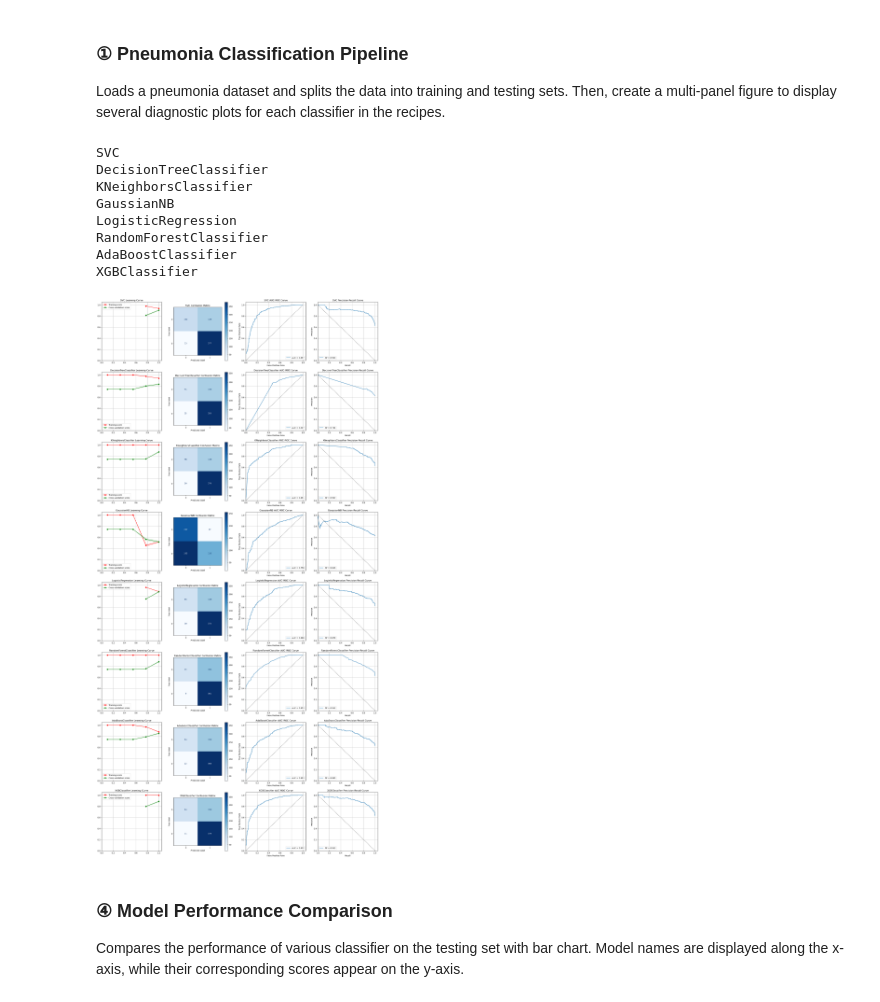
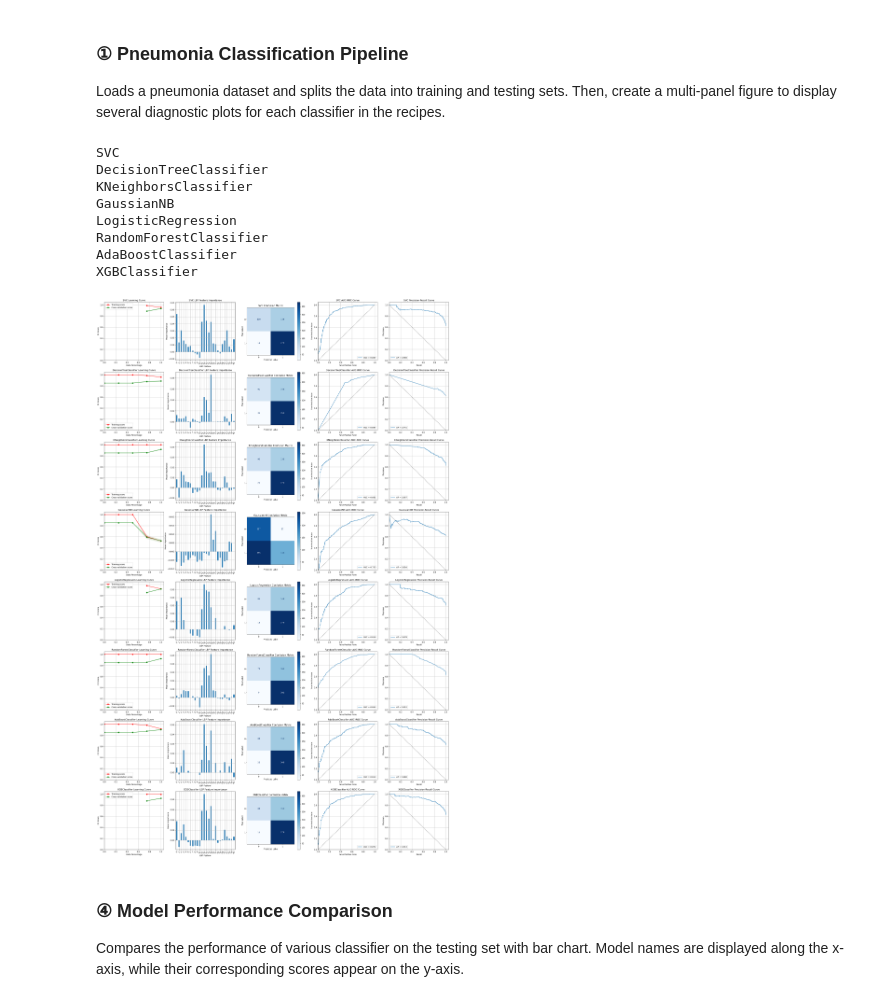
Before and after one commit to LuoZihYuan/Pneumonia-Detection, a Jupyter notebook: 2_traditional_model_tuning.ipynb, the cells around one changed output. Saved outputs shown, nothing was run; the diff lists cells and outputs as text; code cells hidden in the pictures.

Commit message:
:sparkles: feat(traditional_model): add feature importance analysis

```diff
--- a/2_traditional_model_tuning.ipynb
+++ b/2_traditional_model_tuning.ipynb
@@ -83,3 +91,25 @@ def plot_gridsearch_results(grid: GridSearchCV, estimator: ClassifierMixin, ax:
+# %%
+from sklearn.inspection import permutation_importance
+
+
+def plot_feature_importance(
+  estimator: ClassifierMixin, X_test: np.ndarray, y_test: np.ndarray, ax: Axes
+):
+  result = permutation_importance(
+    estimator, X_test, y_test, n_repeats=30, random_state=42, n_jobs=-1
+  )
+  pd.DataFrame(result.importances_mean).plot.bar(
+    y=0,
+    ylabel="Mean Importance",
+    use_index=True,
+    xlabel="LBP Feature",
+    rot=45,
+    align="center",
+    legend=False,
+    grid=True,
+    title=f"{type(estimator).__name__} LBP Feature Importance",
+    ax=ax,
+  )
 # %% [markdown]
 ### **③ Confusion Matrix**
 Presents the confusion matrix for the classifier, comparing the actual test labels with the predicted results. The varying shades of blue indicate the frequency of predictions, making it easy to identify areas where the model excels or needs improvement.
@@ -91,9 +121,10 @@ def plot_confusion_matrix(
   estimator: ClassifierMixin, y_test: np.ndarray, y_guess: np.ndarray, ax: Axes
 ):
   disp = ConfusionMatrixDisplay(confusion_matrix(y_test, y_guess))
-  disp.plot(ax=ax, cmap=plt.cm.Blues)
-  plot_title = f"{type(estimator).__name__} Confusion Matrix"
-  disp.ax_.set_title(plot_title)
+  disp.plot(cmap=plt.cm.Blues, ax=ax)
+  disp.ax_.set_title(f"{type(estimator).__name__} Confusion Matrix")
+  disp.ax_.set_xlabel("Predicted Label")
+  disp.ax_.set_ylabel("True Label")
 # %% [markdown]
 ### **③ AUC-ROC Curve**
 Displays the trade-off between the True Positive Rate (TPR) and the False Positive Rate (FPR) across different classification thresholds. The area under the ROC curve (AUC) quantifies the model's ability to distinguish between the classes (the closer the AUC is to 1, the better the performance). The gray dashed line represents a baseline where predictions are equivalent to random guessing.
@@ -184,24 +215,26 @@ def tune_hyperparameter(
   axes: np.ndarray,
 ) -> list:
   cv = StratifiedKFold(n_splits=KFOLD, shuffle=True, random_state=42)
+  f1_scorer = make_scorer(f1_score)
   grid_search = GridSearchCV(
     clf,
     grid,
-    scoring=make_scorer(f1_score),
+    scoring=f1_scorer,
     cv=cv,
-    # verbose=10  # Uncomment this line to log the triaining process.
+    # verbose=10,  # Uncomment this line to log the triaining process.
     n_jobs=-1,
     return_train_score=True,
   )
   with suppress_gridsearch_warnings():
     grid_search.fit(X_train, y_train)
     best_clf = grid_search.best_estimator_
-    plot_learning_curve(best_clf, X_train, y_train, axes[0])
     # plot_gridsearch_results(grid_search, best_clf, axes[1])
+    plot_learning_curve(best_clf, f1_scorer, X_train, y_train, axes[0])
+    plot_feature_importance(best_clf, X_test, y_test, axes[1])
     y_guess = best_clf.predict(X_test)
-    plot_confusion_matrix(best_clf, y_test, y_guess, axes[1])
-    plot_aucroc_curve(best_clf, X_test, y_test, ax=axes[2])
-    plot_prcrcl_curve(best_clf, X_test, y_test, ax=axes[3])
+    plot_confusion_matrix(best_clf, y_test, y_guess, axes[2])
+    plot_aucroc_curve(best_clf, X_test, y_test, ax=axes[3])
+    plot_prcrcl_curve(best_clf, X_test, y_test, ax=axes[4])
 
   return [
     f1_score(y_test, y_guess),
@@ -315,29 +348,29 @@ Loads a pneumonia dataset and splits the data into training and testing sets. Th
 # %%
 from _data import load_pneumonia
 
-fig, axs = plt.subplots(len(recipes), 4, figsize=(26, 6.5 * len(recipes)))
+fig, axs = plt.subplots(len(recipes), 5, figsize=(32.5, 6.5 * len(recipes)))
 train, test = load_pneumonia(
   include_raw=False, include_hog=False, include_lbp=True, pca_mode="none"
 )
 X_train, y_train = np.split(train, [-1], axis=1)
 X_test, y_test = np.split(test, [-1], axis=1)
 test_score = pd.DataFrame(columns=["F1", "Precision", "Recall"])
 for index, (clf, grid) in enumerate(recipes):
   print(type(clf).__name__)
   test_score.loc[type(clf).__name__] = tune_hyperparameter(
     clf, grid, X_train, y_train.flatten(), X_test, y_test.flatten(), axs[index, :]
   )
 plt.show()
 # %% [output]
 SVC
 DecisionTreeClassifier
 KNeighborsClassifier
 GaussianNB
 LogisticRegression
 RandomForestClassifier
 AdaBoostClassifier
 XGBClassifier
-[figure, old version]
+[figure, new version]
 # %% [markdown]
 ### **④ Model Performance Comparison**
 Compares the performance of various classifier on the testing set with bar chart. Model names are displayed along the x-axis, while their corresponding scores appear on the y-axis.
```
Also changed, not shown: parts of 2 cells of this notebook.
